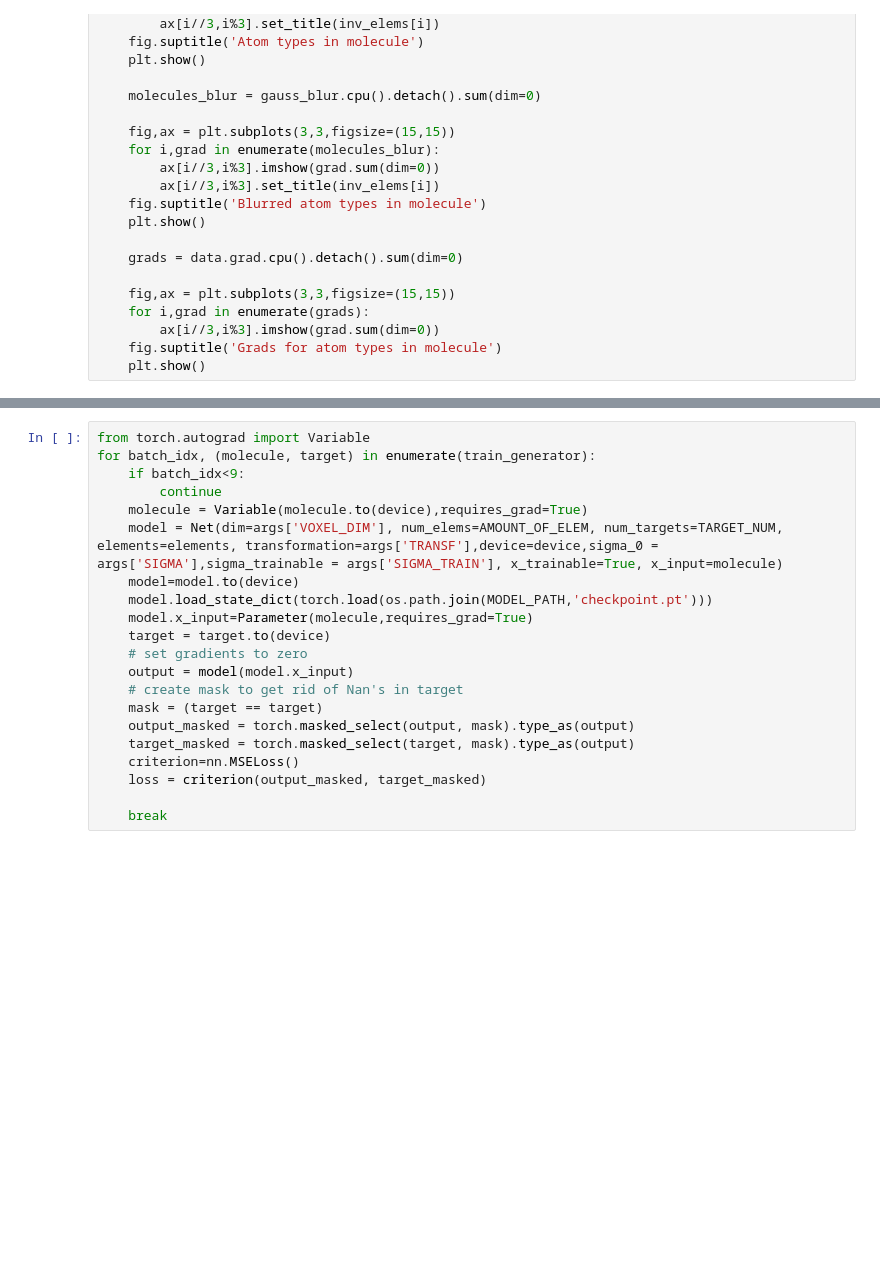
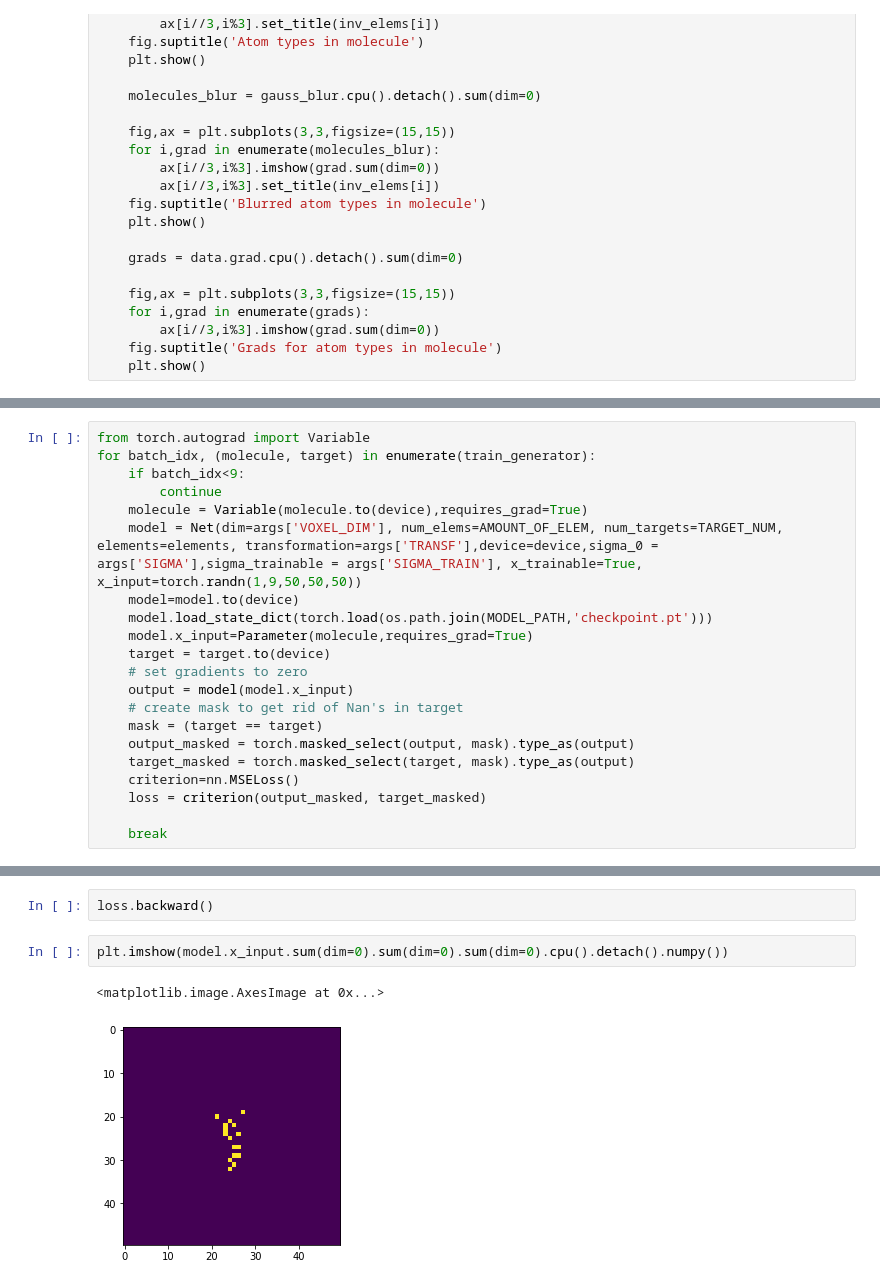
Before and after one commit to korney3/Tox21-MultiTox, a Jupyter notebook: MultiTox/Input_backprop.ipynb, the cells around one changed output, grey strips where cells are left out. Saved outputs shown, nothing was run; the diff lists cells and outputs as text; blank space fills up the shorter version.

```diff
--- a/MultiTox/Input_backprop.ipynb
+++ b/MultiTox/Input_backprop.ipynb
@@ -248,0 +259,21 @@ model.load_state_dict(torch.load(os.path.join(MODEL_PATH,'checkpoint.pt')))
+# %%
+from torch.autograd import Variable
+for batch_idx, (molecule, target) in enumerate(train_generator):
+    if batch_idx<9:
+        continue
+    molecule = Variable(molecule.to(device),requires_grad=True)
+    model = Net(dim=args['VOXEL_DIM'], num_elems=AMOUNT_OF_ELEM, num_targets=TARGET_NUM, elements=elements, transformation=args['TRANSF'],device=device,sigma_0 = args['SIGMA'],sigma_trainable = args['SIGMA_TRAIN'], x_trainable=True, x_input=torch.randn(1,9,50,50,50))
+    model=model.to(device)
+    model.load_state_dict(torch.load(os.path.join(MODEL_PATH,'checkpoint.pt')))
+    model.x_input=Parameter(molecule,requires_grad=True)
+    target = target.to(device)
+    # set gradients to zero
+    output = model(model.x_input)
+    # create mask to get rid of Nan's in target
+    mask = (target == target)
+    output_masked = torch.masked_select(output, mask).type_as(output)
+    target_masked = torch.masked_select(target, mask).type_as(output)
+    criterion=nn.MSELoss()
+    loss = criterion(output_masked, target_masked)
+
+    break
@@ -252,21 +308,7 @@ for name, param in model.named_parameters():
-# %%
-from torch.autograd import Variable
-for batch_idx, (molecule, target) in enumerate(train_generator):
-    if batch_idx<9:
-        continue
-    molecule = Variable(molecule.to(device),requires_grad=True)
-    model = Net(dim=args['VOXEL_DIM'], num_elems=AMOUNT_OF_ELEM, num_targets=TARGET_NUM, elements=elements, transformation=args['TRANSF'],device=device,sigma_0 = args['SIGMA'],sigma_trainable = args['SIGMA_TRAIN'], x_trainable=True, x_input=molecule)
-    model=model.to(device)
-    model.load_state_dict(torch.load(os.path.join(MODEL_PATH,'checkpoint.pt')))
-    model.x_input=Parameter(molecule,requires_grad=True)
-    target = target.to(device)
-    # set gradients to zero
-    output = model(model.x_input)
-    # create mask to get rid of Nan's in target
-    mask = (target == target)
-    output_masked = torch.masked_select(output, mask).type_as(output)
-    target_masked = torch.masked_select(target, mask).type_as(output)
-    criterion=nn.MSELoss()
-    loss = criterion(output_masked, target_masked)
-
-    break
+# %%
+loss.backward()
+# %%
+plt.imshow(model.x_input.sum(dim=0).sum(dim=0).sum(dim=0).cpu().detach().numpy())
+# %% [output]
+<matplotlib.image.AxesImage at 0x...>
+[figure, added]
```
Also changed, not shown: parts of 9 cells of this notebook, 1 other file.
